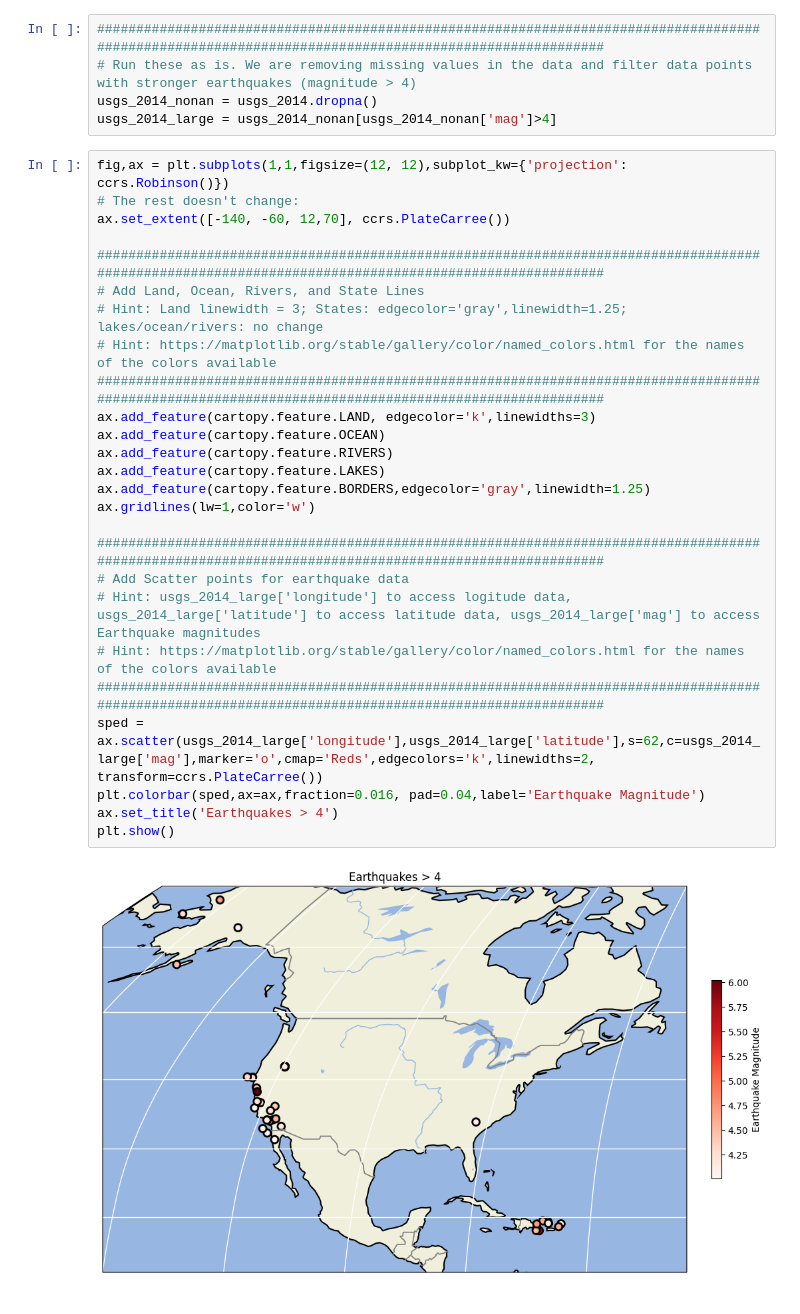
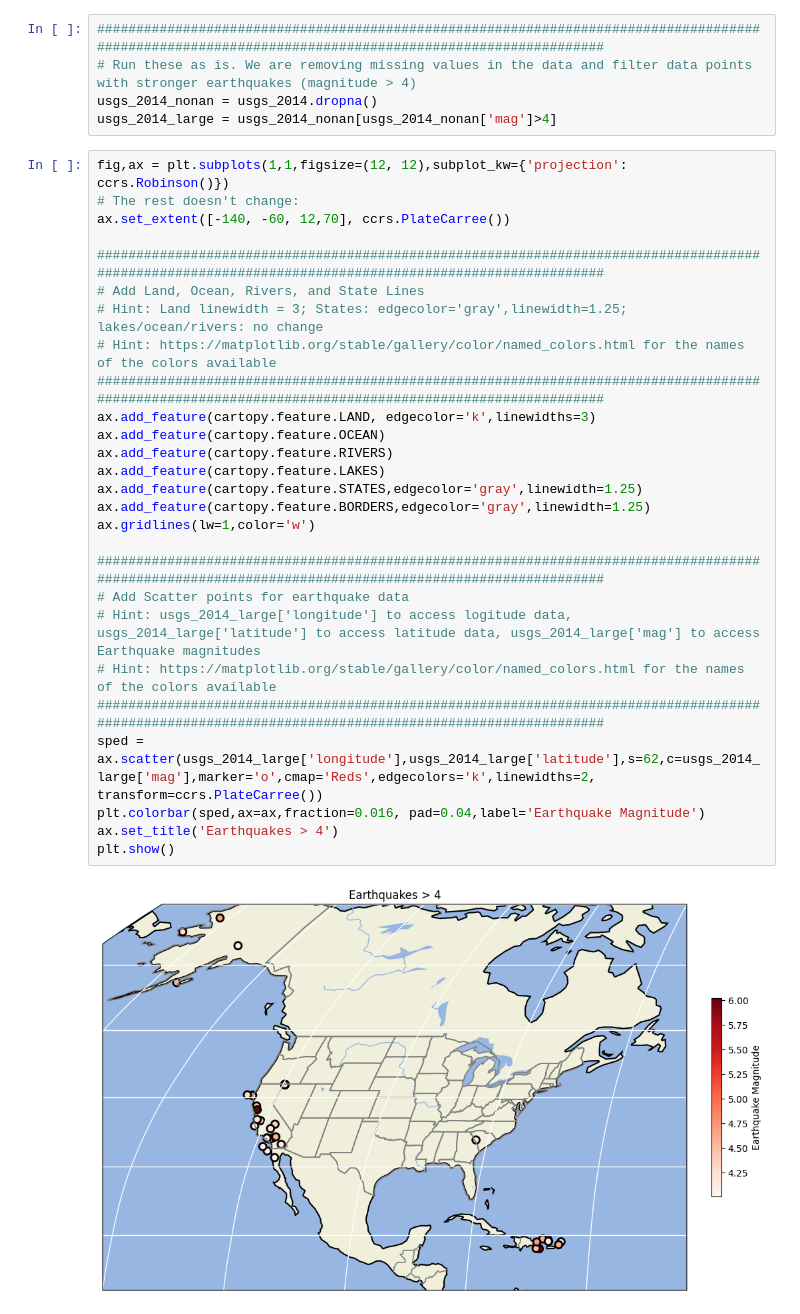
Before and after one commit to FilippoCasellini/2024_Intro_Python, a Jupyter notebook: fcasellini_exercices_W2_S2.ipynb, the cells around one changed output. Cells and saved outputs as stored; diff of their text form.

```diff
--- a/fcasellini_exercices_W2_S2.ipynb
+++ b/fcasellini_exercices_W2_S2.ipynb
@@ -263,28 +263,29 @@ usgs_2014_large = usgs_2014_nonan[usgs_2014_nonan['mag']>4]
 # %%
 fig,ax = plt.subplots(1,1,figsize=(12, 12),subplot_kw={'projection': ccrs.Robinson()})
 # The rest doesn't change:
 ax.set_extent([-140, -60, 12,70], ccrs.PlateCarree())
 
 ######################################################################################################################################################
 # Add Land, Ocean, Rivers, and State Lines
 # Hint: Land linewidth = 3; States: edgecolor='gray',linewidth=1.25; lakes/ocean/rivers: no change
 # Hint: https://matplotlib.org/stable/gallery/color/named_colors.html for the names of the colors available
 ######################################################################################################################################################
 ax.add_feature(cartopy.feature.LAND, edgecolor='k',linewidths=3)
 ax.add_feature(cartopy.feature.OCEAN)
 ax.add_feature(cartopy.feature.RIVERS)
 ax.add_feature(cartopy.feature.LAKES)
+ax.add_feature(cartopy.feature.STATES,edgecolor='gray',linewidth=1.25)
 ax.add_feature(cartopy.feature.BORDERS,edgecolor='gray',linewidth=1.25)
 ax.gridlines(lw=1,color='w')
 
 ######################################################################################################################################################
 # Add Scatter points for earthquake data
 # Hint: usgs_2014_large['longitude'] to access logitude data, usgs_2014_large['latitude'] to access latitude data, usgs_2014_large['mag'] to access Earthquake magnitudes
 # Hint: https://matplotlib.org/stable/gallery/color/named_colors.html for the names of the colors available
 ######################################################################################################################################################
 sped = ax.scatter(usgs_2014_large['longitude'],usgs_2014_large['latitude'],s=62,c=usgs_2014_large['mag'],marker='o',cmap='Reds',edgecolors='k',linewidths=2, transform=ccrs.PlateCarree())
 plt.colorbar(sped,ax=ax,fraction=0.016, pad=0.04,label='Earthquake Magnitude')
 ax.set_title('Earthquakes > 4')
 plt.show()
 # %% [output]
-[figure, old version]
+[figure, new version]
```
Also changed, not shown: parts of 2 cells of this notebook.
